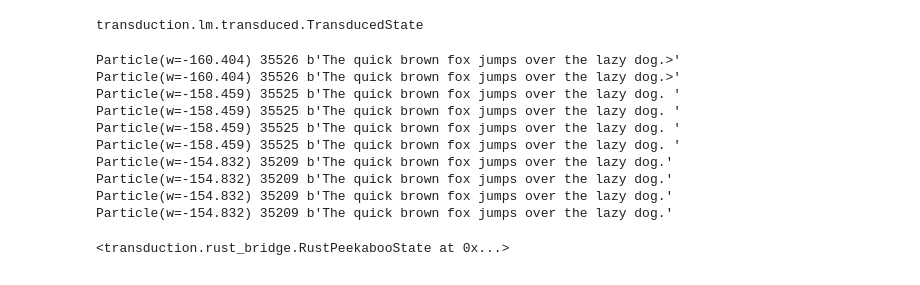
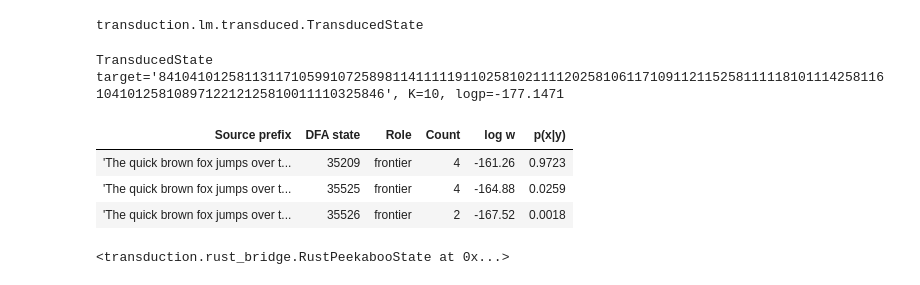
Before and after one commit to timvieira/transduction, a Jupyter notebook: notes/transduced-lm-benchmark.ipynb, the cells around one changed output. Drawn from its saved outputs; the diff is of its cells as text; code cells hidden in the pictures.

```diff
--- a/notes/transduced-lm-benchmark.ipynb
+++ b/notes/transduced-lm-benchmark.ipynb
@@ -144,23 +144,16 @@ type(state)
 # %% [output]
 transduction.lm.transduced.TransducedState
 # %%
-# @claude: I want to see what the approximate posterior distribution over source strings looks like.
-# It should be possible to extract something from the state's particles.
-# I am also interested in decoding the dfa states, if that's not too hard.
-# Can add a nicely formatted table / visualization
-for x in state._particles:
-    print(x, x.dfa_state, bytes(x.lm_state.path()))
+# Approximate posterior distribution over source strings given the target prefix.
+# TransducedState._repr_html_ groups particles by (source, DFA state),
+# normalizes log-weights, and renders an HTML table.
+state
 # %% [output]
-Particle(w=-160.404) 35526 b'The quick brown fox jumps over the lazy dog.>'
-Particle(w=-160.404) 35526 b'The quick brown fox jumps over the lazy dog.>'
-Particle(w=-158.459) 35525 b'The quick brown fox jumps over the lazy dog. '
-Particle(w=-158.459) 35525 b'The quick brown fox jumps over the lazy dog. '
-Particle(w=-158.459) 35525 b'The quick brown fox jumps over the lazy dog. '
-Particle(w=-158.459) 35525 b'The quick brown fox jumps over the lazy dog. '
-Particle(w=-154.832) 35209 b'The quick brown fox jumps over the lazy dog.'
-Particle(w=-154.832) 35209 b'The quick brown fox jumps over the lazy dog.'
-Particle(w=-154.832) 35209 b'The quick brown fox jumps over the lazy dog.'
-Particle(w=-154.832) 35209 b'The quick brown fox jumps over the lazy dog.'
+TransducedState target='8410410125811311710599107258981141111191102581021111202581061171091121152581111181011142581161041012581089712212125810011110325846', K=10, logp=-177.1471
+| Source prefix | DFA state | Role | Count | log w | p(x|y) |
+| 'The quick brown fox jumps over t... | 35209 | frontier | 4 | -161.26 | 0.9723 |
+| 'The quick brown fox jumps over t... | 35525 | frontier | 4 | -164.88 | 0.0259 |
+| 'The quick brown fox jumps over t... | 35526 | frontier | 2 | -167.52 | 0.0018 |
 # %%
 state._peekaboo_state
 # %% [output]
```
Also changed, not shown: parts of 3 cells of this notebook, 3 other files.
